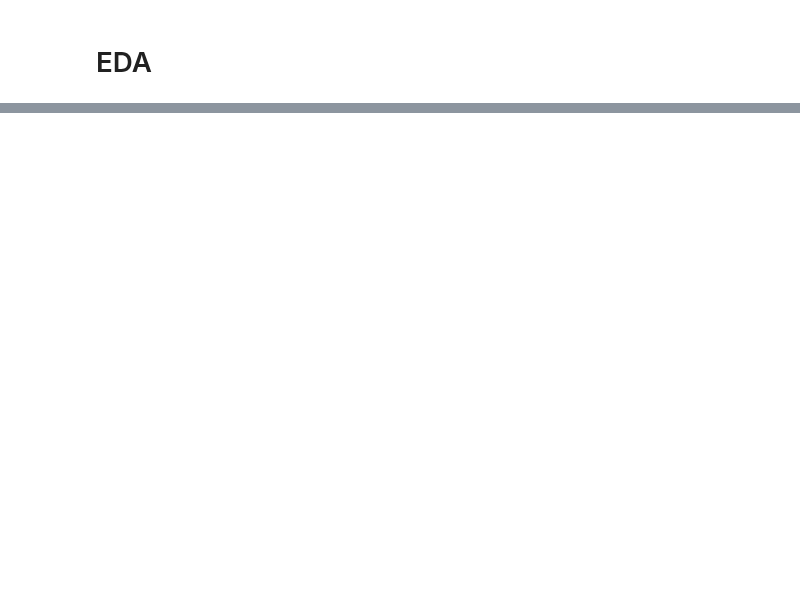
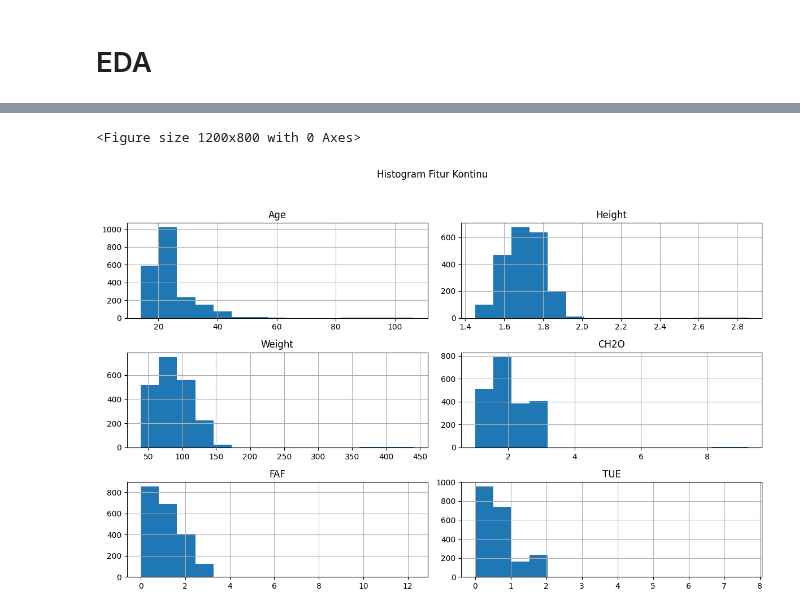
Before and after one commit to RenGun150504/Bengkod, a Jupyter notebook: Colab_Obesitas.ipynb, the cells around one changed output, grey strips where cells are left out. Cells and saved outputs as stored; diff of their text form; code cells hidden in the pictures; blank space fills up the shorter version.

```diff
--- a/Colab_Obesitas.ipynb
+++ b/Colab_Obesitas.ipynb
@@ -60,0 +174,15 @@ df.describe()
+# %%
+# menentukan histogram fitur kontinu
+valid_cols = [col for col in numeric_columns if col in df.columns]
+for col in valid_cols:
+    df[col] = pd.to_numeric(df[col], errors='coerce')
+
+plt.figure(figsize=(12, 8))
+if valid_cols:
+    df[valid_cols].hist(bins=15, figsize=(12, 8))
+    plt.suptitle('Histogram Fitur Kontinu')
+    plt.tight_layout(rect=[0, 0.03, 1, 0.95])
+    plt.show()
+# %% [output]
+<Figure size 1200x800 with 0 Axes>
+[figure, added]
```
Also changed, not shown: parts of 39 cells of this notebook.
